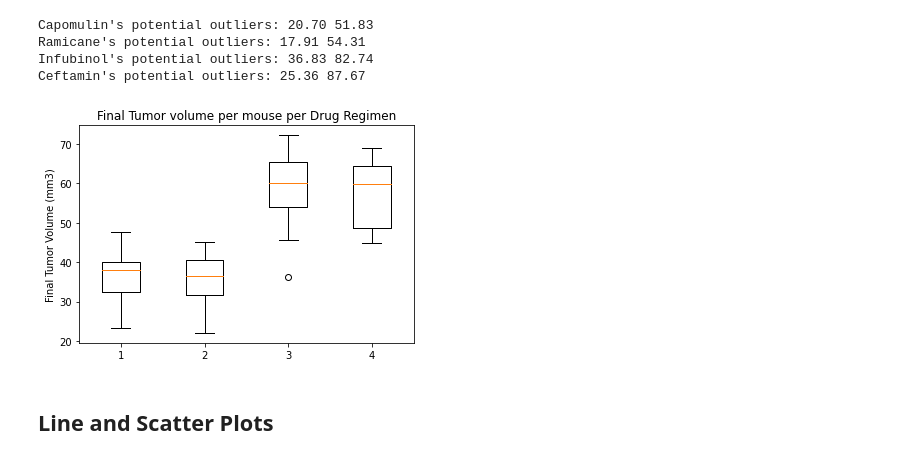
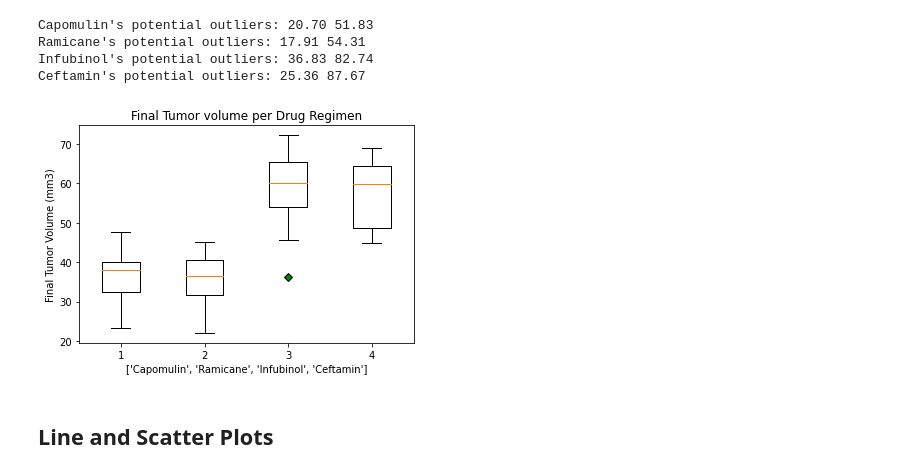
Before and after one commit to Maheenms/Matplotlib-Challenge, a Jupyter notebook: Pymaceuticals/pymaceuticals_Jupyternotebook.ipynb, the cells around one changed output. Cells and saved outputs as stored; diff of their text form; code cells hidden in the pictures.

```diff
--- a/Pymaceuticals/pymaceuticals_Jupyternotebook.ipynb
+++ b/Pymaceuticals/pymaceuticals_Jupyternotebook.ipynb
@@ -334,16 +330,18 @@ Ceftamin's potential outliers: 25.36 87.67
 # %%
 # Generate a box plot of the final tumor volume of each mouse across four regimens of interest
 
 fig1, ax1 = plt.subplots()
-ax1.set_title('Final Tumor volume per mouse per Drug Regimen')
+#change the shape and color of the outlier
+green_diamond = dict(markerfacecolor='g', marker='D')
+ax1.set_title('Final Tumor volume per Drug Regimen')
 ax1.set_ylabel('Final Tumor Volume (mm3)')
+ax1.set_xlabel(Drug_list)
 
 
-#Merged_Clean_data.boxplot()
-ax1.boxplot(tumor_vol_list)
+ax1.boxplot(tumor_vol_list, flierprops=green_diamond)
 plt.show()
 # %% [output]
-[figure, old version]
+[figure, new version]
 # %% [markdown]
 ## Line and Scatter Plots
 # %%
```
Also changed, not shown: parts of 2 cells of this notebook.
